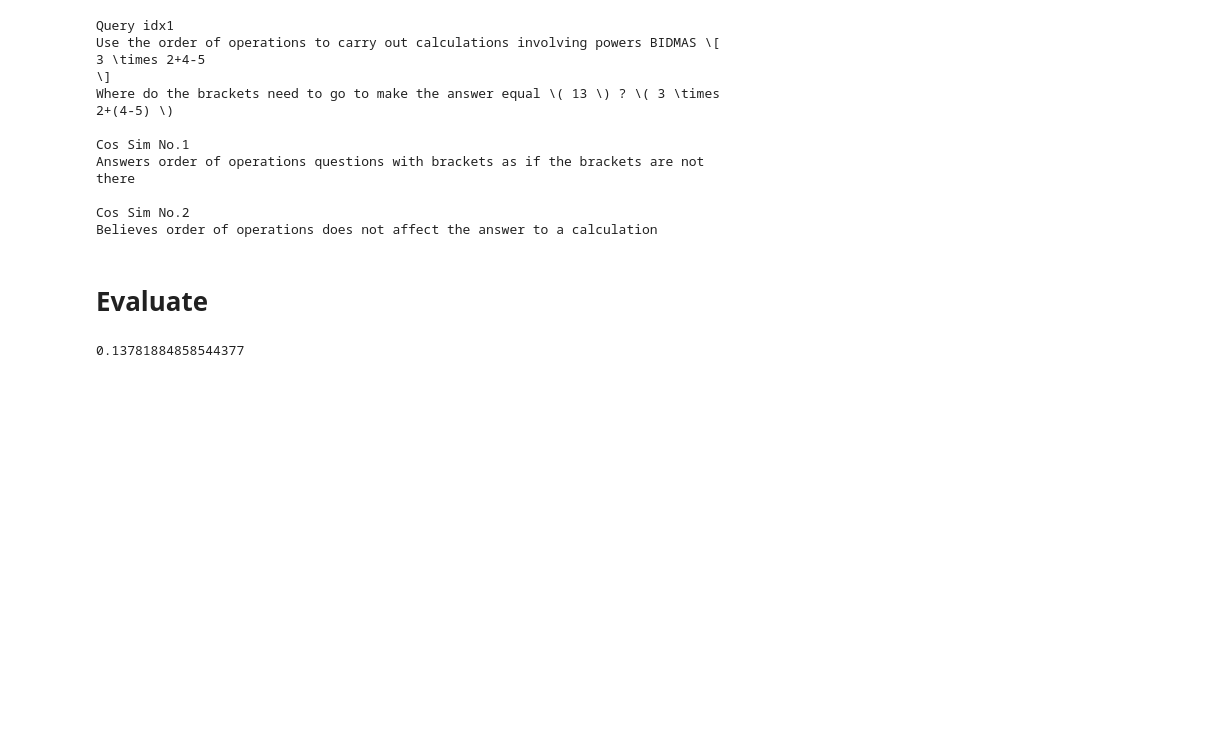
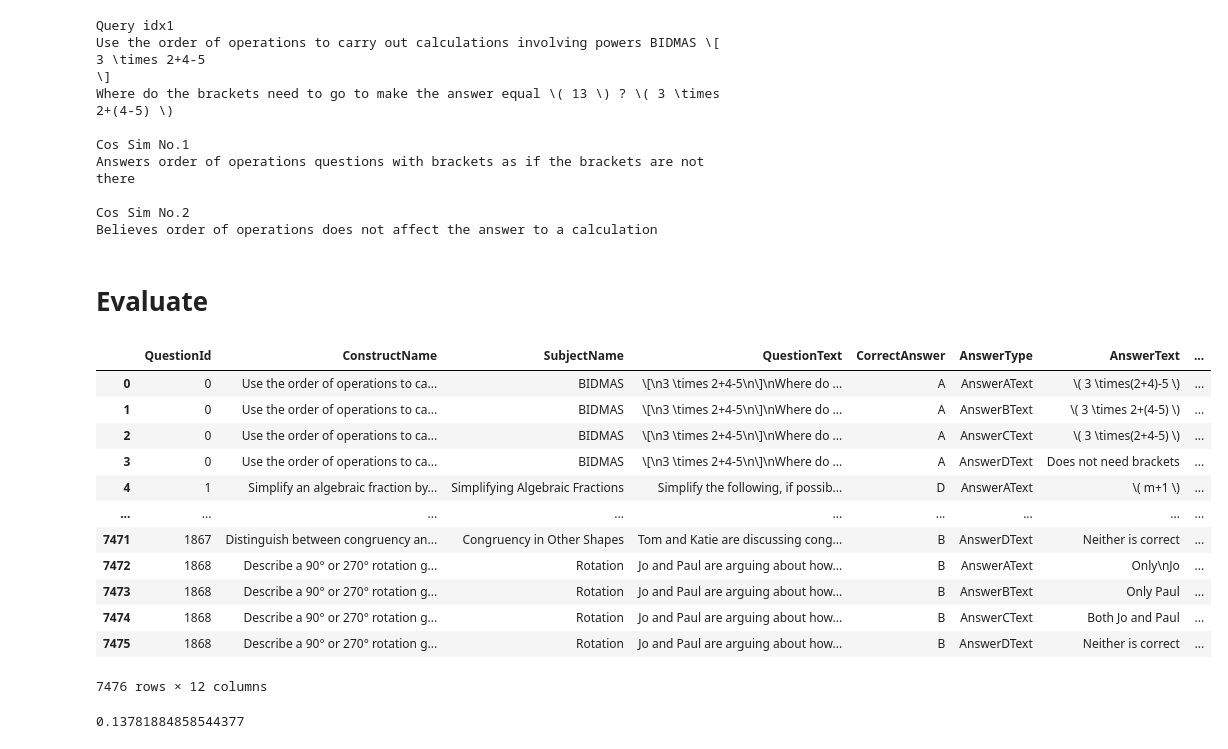
Before and after one commit to sinchir0/eedi-mining-misconceptions-in-mathematics, a Jupyter notebook: exp/retriever/e001-tfidf-cos-sim.ipynb, the cells around one changed output. Saved outputs shown, nothing was run; the diff lists cells and outputs as text; code cells hidden in the pictures; blank space fills up the shorter version.

```diff
--- a/exp/retriever/e001-tfidf-cos-sim.ipynb
+++ b/exp/retriever/e001-tfidf-cos-sim.ipynb
@@ -214,6 +238,22 @@ def map_at_25(predictions, labels):
         z = [1 / i if y == j else 0 for i, j in zip(range(1, 26), x)]
         map_sum += np.sum(z)
     return map_sum / len(predictions)
+# %%
+train_long
+# %% [output]
+|  | QuestionId | ConstructName | SubjectName | QuestionText | CorrectAnswer | AnswerType | AnswerText | ... |
+| 0 | 0 | Use the order of operations to ca... | BIDMAS | \[\n3 \times 2+4-5\n\]\nWhere do ... | A | AnswerAText | \( 3 \times(2+4)-5 \) | ... |
+| 1 | 0 | Use the order of operations to ca... | BIDMAS | \[\n3 \times 2+4-5\n\]\nWhere do ... | A | AnswerBText | \( 3 \times 2+(4-5) \) | ... |
+| 2 | 0 | Use the order of operations to ca... | BIDMAS | \[\n3 \times 2+4-5\n\]\nWhere do ... | A | AnswerCText | \( 3 \times(2+4-5) \) | ... |
+| 3 | 0 | Use the order of operations to ca... | BIDMAS | \[\n3 \times 2+4-5\n\]\nWhere do ... | A | AnswerDText | Does not need brackets | ... |
+| 4 | 1 | Simplify an algebraic fraction by... | Simplifying Algebraic Fractions | Simplify the following, if possib... | D | AnswerAText | \( m+1 \) | ... |
+| ... | ... | ... | ... | ... | ... | ... | ... | ... |
+| 7471 | 1867 | Distinguish between congruency an... | Congruency in Other Shapes | Tom and Katie are discussing cong... | B | AnswerDText | Neither is correct | ... |
+| 7472 | 1868 | Describe a 90° or 270° rotation g... | Rotation | Jo and Paul are arguing about how... | B | AnswerAText | Only\nJo | ... |
+| 7473 | 1868 | Describe a 90° or 270° rotation g... | Rotation | Jo and Paul are arguing about how... | B | AnswerBText | Only Paul | ... |
+| 7474 | 1868 | Describe a 90° or 270° rotation g... | Rotation | Jo and Paul are arguing about how... | B | AnswerCText | Both Jo and Paul | ... |
+| 7475 | 1868 | Describe a 90° or 270° rotation g... | Rotation | Jo and Paul are arguing about how... | B | AnswerDText | Neither is correct | ... |
+7476 rows × 12 columns
 # %%
 map_at_25_score = map_at_25(
     train_long["PredictMisconceptionId"][train_long["MisconceptionId"].notnull()],
```
Also changed, not shown: parts of 10 cells of this notebook, 3 other files.
